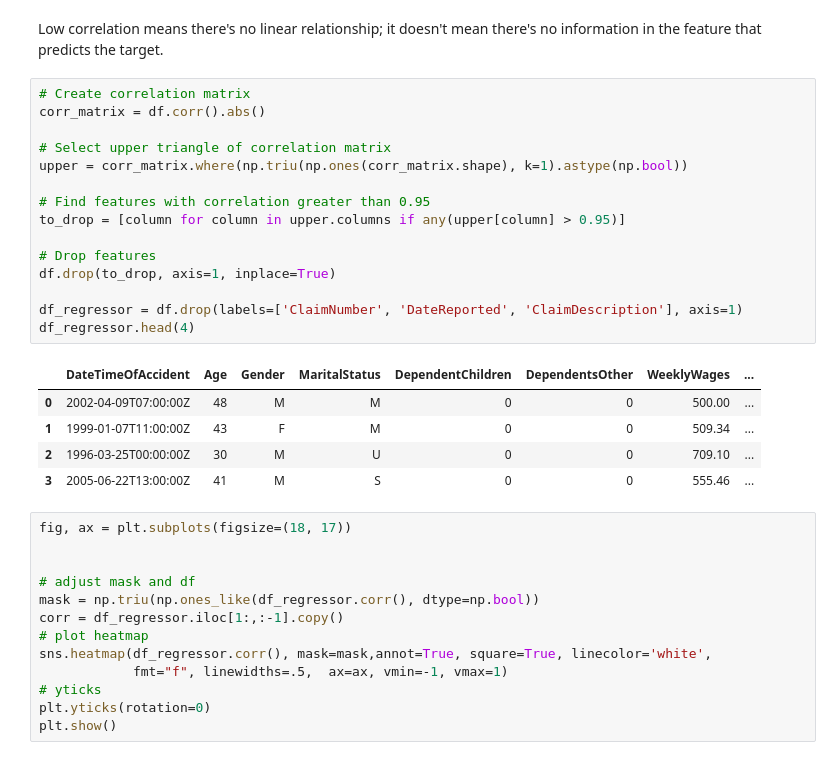
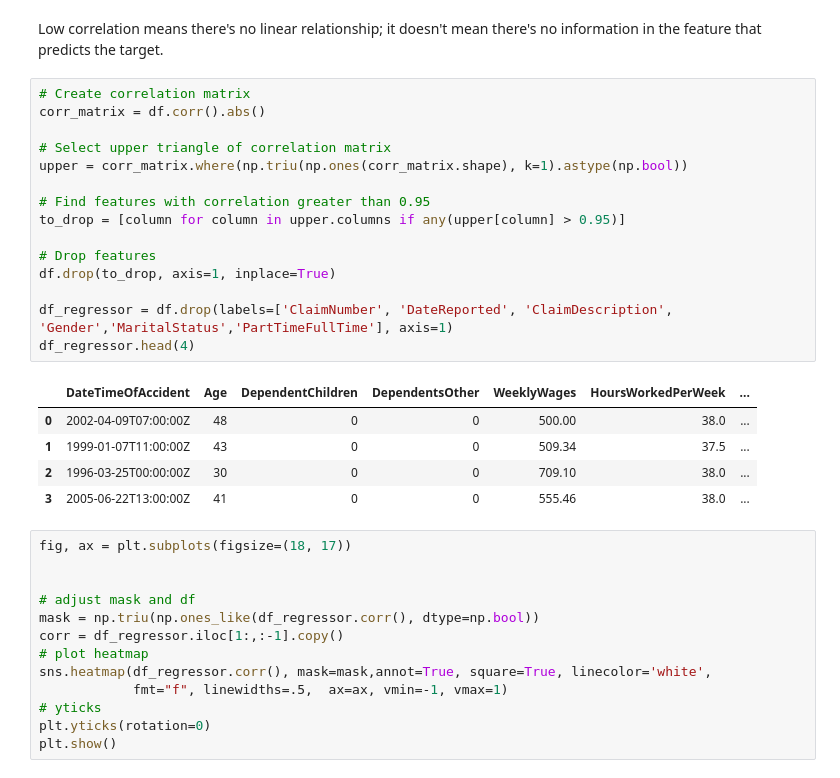
Before and after one commit to MariaBlancoGonzalez/MachineLearningTechniques, a Jupyter notebook: notebooks/SupervisedLearning.ipynb, the cells around one changed output. Cells and saved outputs as stored; diff of their text form.

```diff
--- a/notebooks/SupervisedLearning.ipynb
+++ b/notebooks/SupervisedLearning.ipynb
@@ -279,24 +279,24 @@ Low correlation means there's no linear relationship; it doesn't mean there's no
 # %%
 # Create correlation matrix
 corr_matrix = df.corr().abs()
 
 # Select upper triangle of correlation matrix
 upper = corr_matrix.where(np.triu(np.ones(corr_matrix.shape), k=1).astype(np.bool))
 
 # Find features with correlation greater than 0.95
 to_drop = [column for column in upper.columns if any(upper[column] > 0.95)]
 
 # Drop features
 df.drop(to_drop, axis=1, inplace=True)
 
-df_regressor = df.drop(labels=['ClaimNumber', 'DateReported', 'ClaimDescription'], axis=1)
+df_regressor = df.drop(labels=['ClaimNumber', 'DateReported', 'ClaimDescription', 'Gender','MaritalStatus','PartTimeFullTime'], axis=1)
 df_regressor.head(4)
 # %% [output]
-|  | DateTimeOfAccident | Age | Gender | MaritalStatus | DependentChildren | DependentsOther | WeeklyWages | ... |
-| 0 | 2002-04-09T07:00:00Z | 48 | M | M | 0 | 0 | 500.00 | ... |
-| 1 | 1999-01-07T11:00:00Z | 43 | F | M | 0 | 0 | 509.34 | ... |
-| 2 | 1996-03-25T00:00:00Z | 30 | M | U | 0 | 0 | 709.10 | ... |
-| 3 | 2005-06-22T13:00:00Z | 41 | M | S | 0 | 0 | 555.46 | ... |
+|  | DateTimeOfAccident | Age | DependentChildren | DependentsOther | WeeklyWages | HoursWorkedPerWeek | ... |
+| 0 | 2002-04-09T07:00:00Z | 48 | 0 | 0 | 500.00 | 38.0 | ... |
+| 1 | 1999-01-07T11:00:00Z | 43 | 0 | 0 | 509.34 | 37.5 | ... |
+| 2 | 1996-03-25T00:00:00Z | 30 | 0 | 0 | 709.10 | 38.0 | ... |
+| 3 | 2005-06-22T13:00:00Z | 41 | 0 | 0 | 555.46 | 38.0 | ... |
 # %%
 fig, ax = plt.subplots(figsize=(18, 17))
 
```
Also changed, not shown: parts of 32 cells of this notebook.
